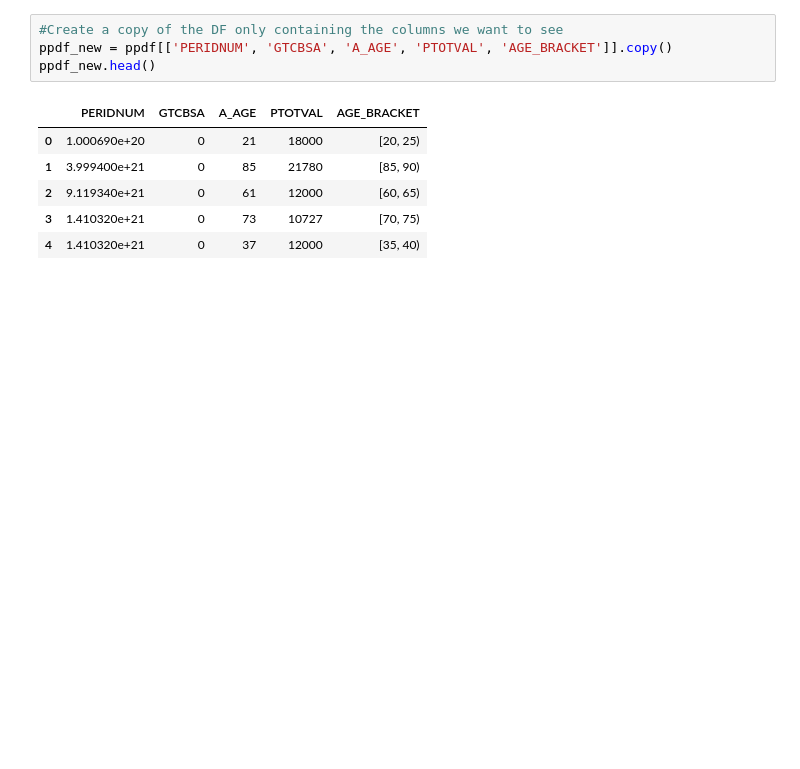
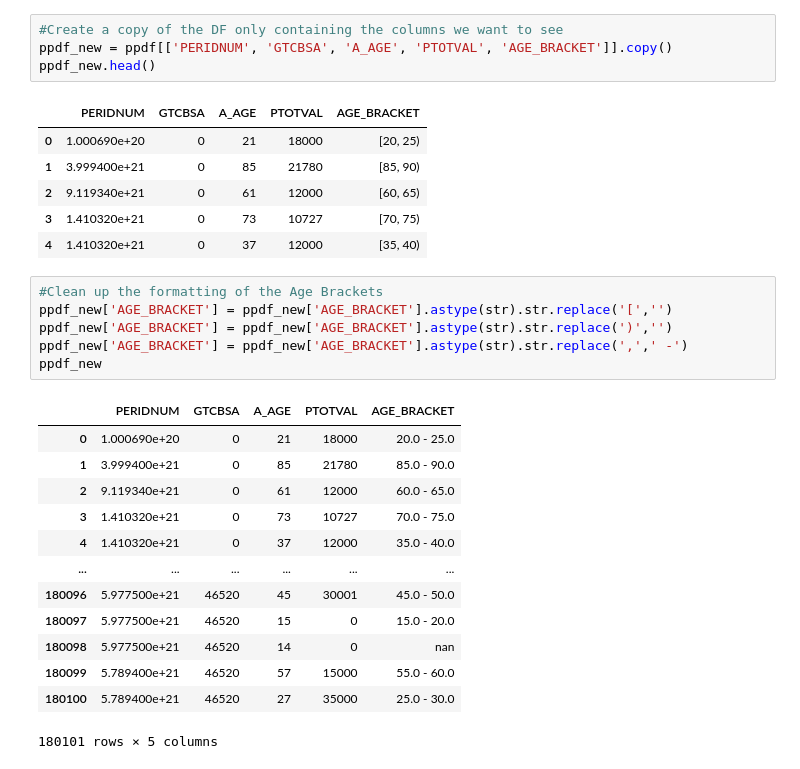
Before and after one commit to abrunlinger/Quarantine-Lifestyle-Analysis, a Jupyter notebook: notebooks/Quarantine Analysis.ipynb, the cells around one changed output. Cells and saved outputs as stored; diff of their text form; blank space fills up the shorter version.

```diff
--- a/notebooks/Quarantine Analysis.ipynb
+++ b/notebooks/Quarantine Analysis.ipynb
@@ -167,6 +167,26 @@ ppdf_new.head()
 | 2 | 9.119340e+21 | 0 | 61 | 12000 | [60, 65) |
 | 3 | 1.410320e+21 | 0 | 73 | 10727 | [70, 75) |
 | 4 | 1.410320e+21 | 0 | 37 | 12000 | [35, 40) |
+# %%
+#Clean up the formatting of the Age Brackets
+ppdf_new['AGE_BRACKET'] = ppdf_new['AGE_BRACKET'].astype(str).str.replace('[','')
+ppdf_new['AGE_BRACKET'] = ppdf_new['AGE_BRACKET'].astype(str).str.replace(')','')
+ppdf_new['AGE_BRACKET'] = ppdf_new['AGE_BRACKET'].astype(str).str.replace(',',' -')
+ppdf_new
+# %% [output]
+|  | PERIDNUM | GTCBSA | A_AGE | PTOTVAL | AGE_BRACKET |
+| 0 | 1.000690e+20 | 0 | 21 | 18000 | 20.0 - 25.0 |
+| 1 | 3.999400e+21 | 0 | 85 | 21780 | 85.0 - 90.0 |
+| 2 | 9.119340e+21 | 0 | 61 | 12000 | 60.0 - 65.0 |
+| 3 | 1.410320e+21 | 0 | 73 | 10727 | 70.0 - 75.0 |
+| 4 | 1.410320e+21 | 0 | 37 | 12000 | 35.0 - 40.0 |
+| ... | ... | ... | ... | ... | ... |
+| 180096 | 5.977500e+21 | 46520 | 45 | 30001 | 45.0 - 50.0 |
+| 180097 | 5.977500e+21 | 46520 | 15 | 0 | 15.0 - 20.0 |
+| 180098 | 5.977500e+21 | 46520 | 14 | 0 | nan |
+| 180099 | 5.789400e+21 | 46520 | 57 | 15000 | 55.0 - 60.0 |
+| 180100 | 5.789400e+21 | 46520 | 27 | 35000 | 25.0 - 30.0 |
+180101 rows × 5 columns
 # %%
 #Filtering down to Nashville CBSA
 ppdf_new = ppdf_new.loc[ppdf_new['GTCBSA'] == 34980]
```
Also changed, not shown: parts of 5 cells of this notebook.
